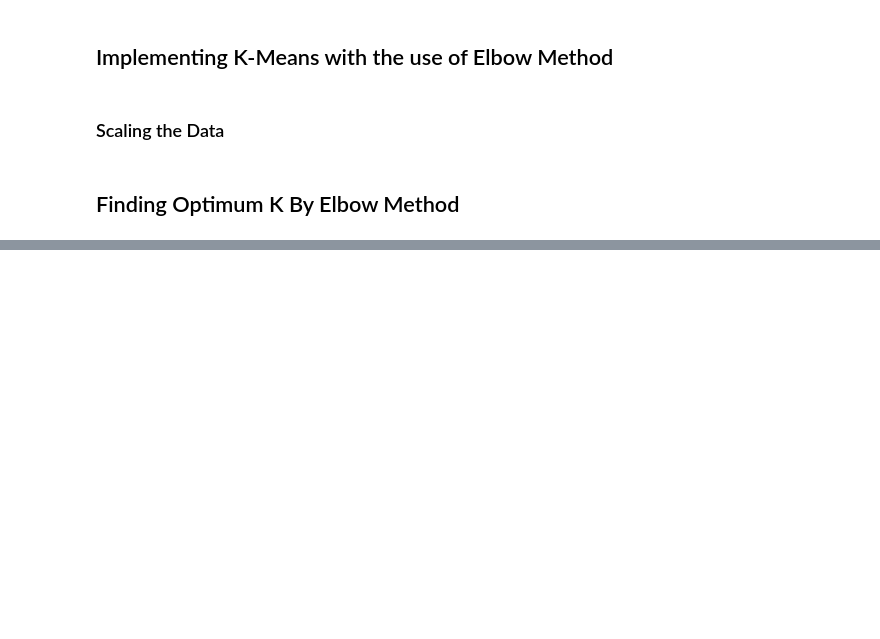
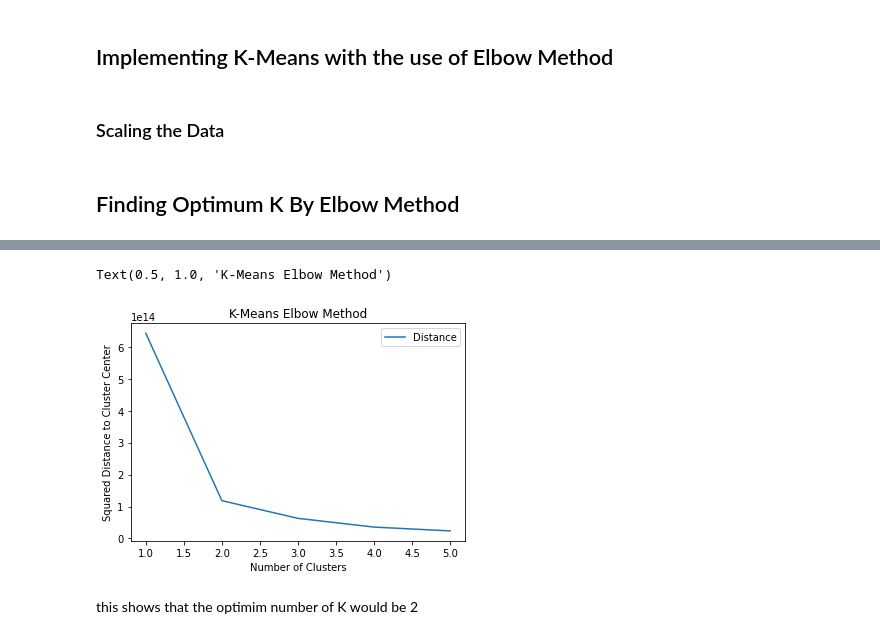
Before and after one commit to reemkhaledaboushama/datamining-project, a Jupyter notebook: 18Q9822.ipynb, the cells around one changed output, grey strips where cells are left out. Saved outputs shown, nothing was run; the diff lists cells and outputs as text; code cells hidden in the pictures; blank space fills up the shorter version.

```diff
--- a/18Q9822.ipynb
+++ b/18Q9822.ipynb
@@ -502,10 +359,16 @@ from sklearn.datasets import make_blobs
 from sklearn.cluster import KMeans
 # %% [markdown]
 <h3> Scaling the Data</h3>
-# %%
-for col in data.columns:
-    avg = data[col].mean()
-    sd = data[col].std()
-    data[col] = data[col].apply(lambda x: (x-avg)/sd)
 # %% [markdown]
 <h2> Finding Optimum K By Elbow Method</h2>
+# %%
+km = KMeans(n_clusters = 3)
+data['cluster'] = km.fit_predict(data)
+# %%
+dist_data = []
+for num_clusters in range(1,6):
+    km= KMeans(n_clusters=num_clusters)
+    km.fit(data)
+    dist_data.append([num_clusters,km.inertia_])
+dist_data = pd.DataFrame(dist_data, columns = ['Number of Clusters', 'Distance'])
+#checking error with different number of clusters from 1 to 11, error is corresponding to distance between datapoints
@@ -511,0 +384,10 @@ for col in data.columns:
+# %%
+dist_data.set_index('Number of Clusters').plot()
+plt.xlabel('Number of Clusters')
+plt.ylabel('Squared Distance to Cluster Center')
+plt.title("K-Means Elbow Method")
+# %% [output]
+Text(0.5, 1.0, 'K-Means Elbow Method')
+[figure, added]
+# %% [markdown]
+this shows that the optimim number of K would be 2
```
Also changed, not shown: parts of 35 cells of this notebook.
